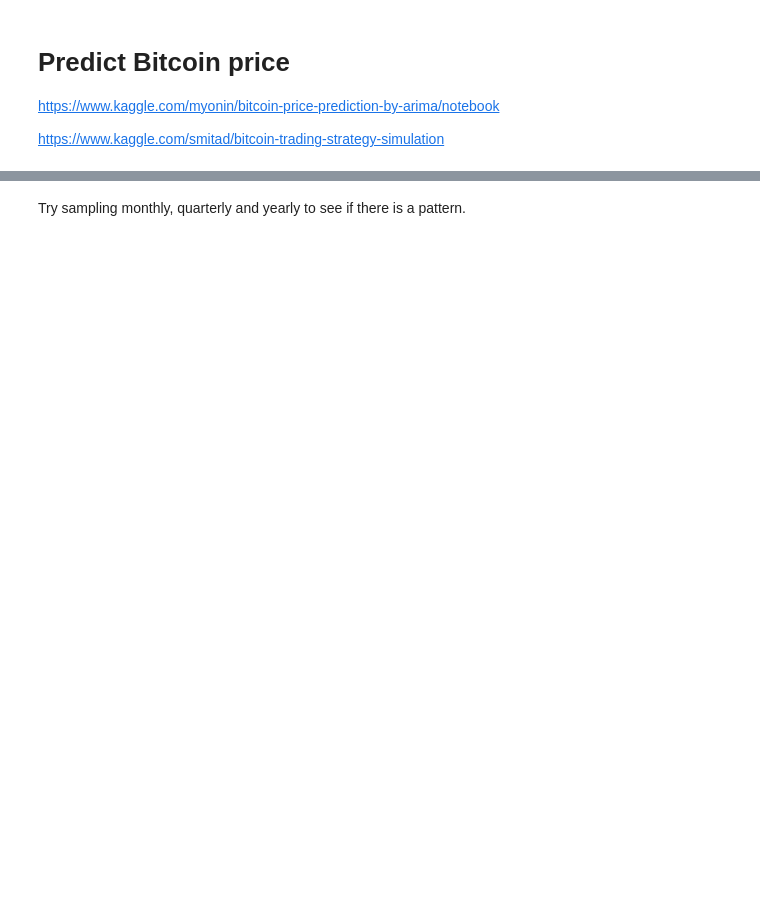
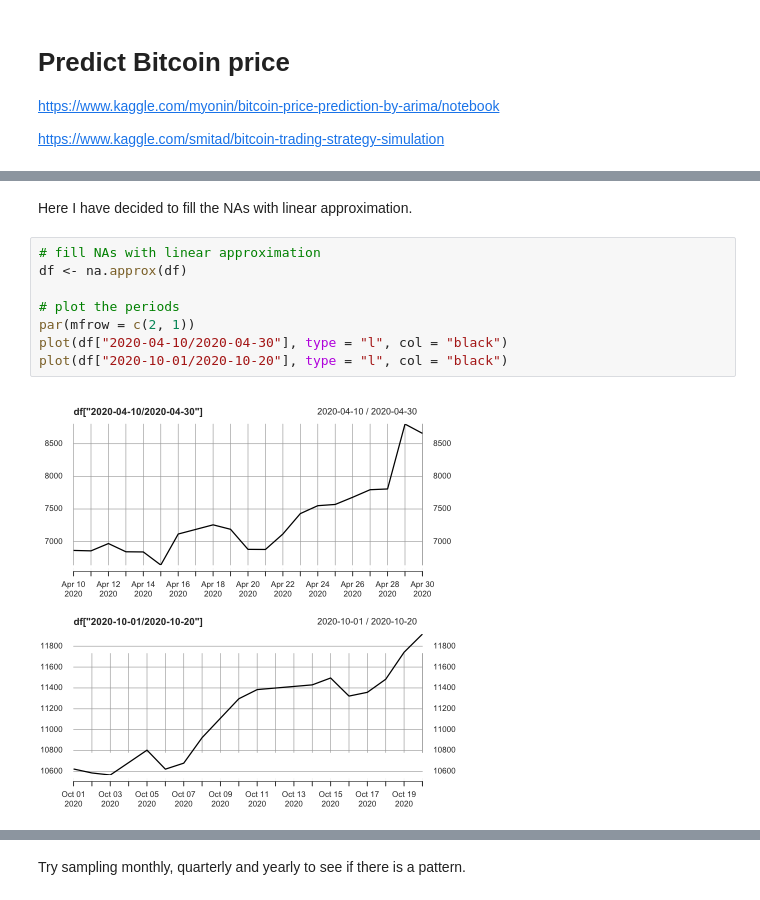
Before and after one commit to touchmebb/Projects, a Jupyter notebook: Bitcoin price prediction/Bitcoin price prediction with ARIMA.ipynb, the cells around one changed output, grey strips where cells are left out. Cells and saved outputs as stored; diff of their text form; blank space fills up the shorter version.

```diff
--- a/Bitcoin price prediction/Bitcoin price prediction with ARIMA.ipynb
+++ b/Bitcoin price prediction/Bitcoin price prediction with ARIMA.ipynb
@@ -46,0 +63,12 @@ ggplot(df2) +
+# %% [markdown]
+Here I have decided to fill the NAs with linear approximation.
+# %%
+# fill NAs with linear approximation
+df <- na.approx(df)
+
+# plot the periods
+par(mfrow = c(2, 1))
+plot(df["2020-04-10/2020-04-30"], type = "l", col = "black")
+plot(df["2020-10-01/2020-10-20"], type = "l", col = "black")
+# %% [output]
+[figure, added]
```
Also changed, not shown: parts of 16 cells of this notebook, 2 other files.
